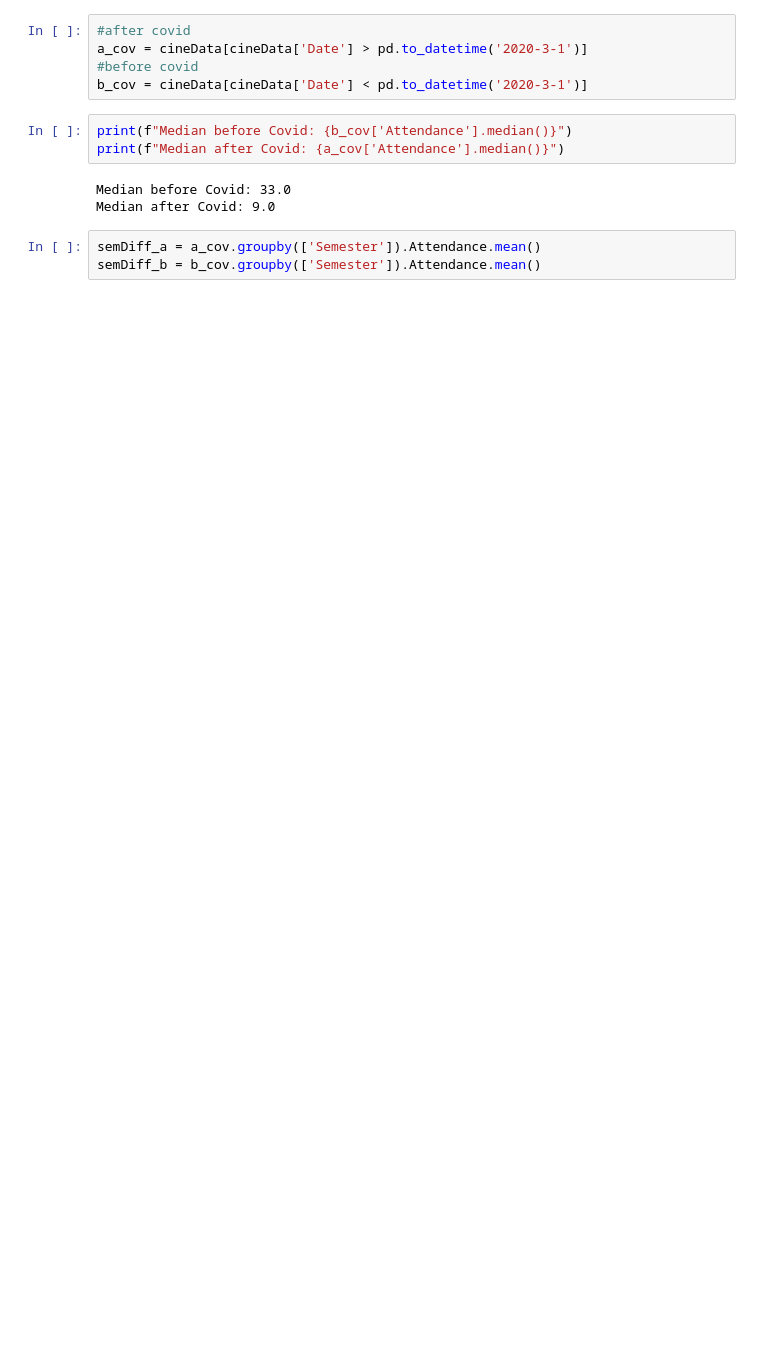
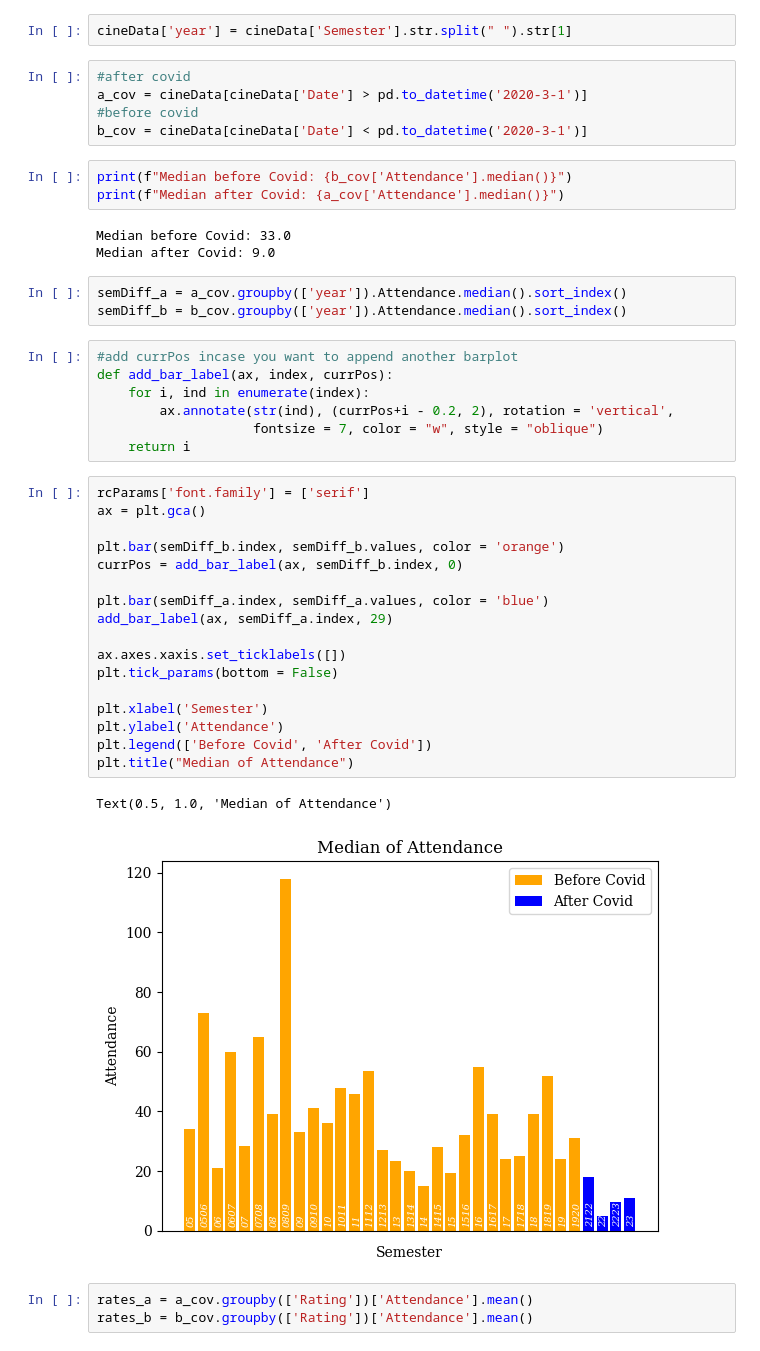
Before and after one commit to Tisinti/K.I.no, a Jupyter notebook: Data_Analysis.ipynb, the cells around one changed output. Cells and saved outputs as stored; diff of their text form; blank space fills up the shorter version.

Commit message:
created some more plots

```diff
--- a/Data_Analysis.ipynb
+++ b/Data_Analysis.ipynb
@@ -37,3 +39,5 @@ cineData.head()
+# %%
+cineData['year'] = cineData['Semester'].str.split(" ").str[1]
 # %%
 #after covid
 a_cov = cineData[cineData['Date'] > pd.to_datetime('2020-3-1')]
@@ -45,6 +49,36 @@ print(f"Median after Covid: {a_cov['Attendance'].median()}")
 # %% [output]
 Median before Covid: 33.0
 Median after Covid: 9.0
+# %%
+semDiff_a = a_cov.groupby(['year']).Attendance.median().sort_index()
+semDiff_b = b_cov.groupby(['year']).Attendance.median().sort_index()
+# %%
+#add currPos incase you want to append another barplot
+def add_bar_label(ax, index, currPos):
+    for i, ind in enumerate(index):
+        ax.annotate(str(ind), (currPos+i - 0.2, 2), rotation = 'vertical',
+                    fontsize = 7, color = "w", style = "oblique")
+    return i
+# %%
+rcParams['font.family'] = ['serif']
+ax = plt.gca()
+
+plt.bar(semDiff_b.index, semDiff_b.values, color = 'orange')
+currPos = add_bar_label(ax, semDiff_b.index, 0)
+
+plt.bar(semDiff_a.index, semDiff_a.values, color = 'blue')
+add_bar_label(ax, semDiff_a.index, 29)
+
+ax.axes.xaxis.set_ticklabels([])
+plt.tick_params(bottom = False)
+
+plt.xlabel('Semester')
+plt.ylabel('Attendance')
+plt.legend(['Before Covid', 'After Covid'])
+plt.title("Median of Attendance")
+# %% [output]
+Text(0.5, 1.0, 'Median of Attendance')
+[figure, added]
 # %%
-semDiff_a = a_cov.groupby(['Semester']).Attendance.mean()
-semDiff_b = b_cov.groupby(['Semester']).Attendance.mean()
+rates_a = a_cov.groupby(['Rating'])['Attendance'].mean()
+rates_b = b_cov.groupby(['Rating'])['Attendance'].mean()
```
Also changed, not shown: parts of 21 cells of this notebook.
